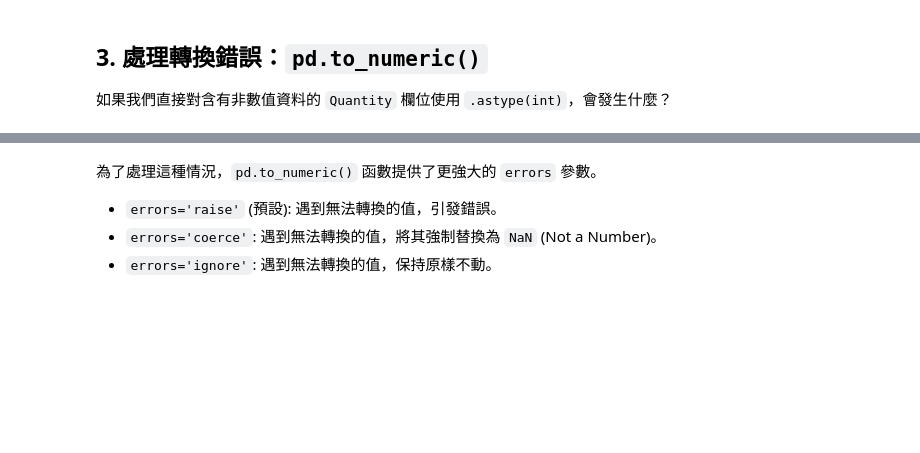
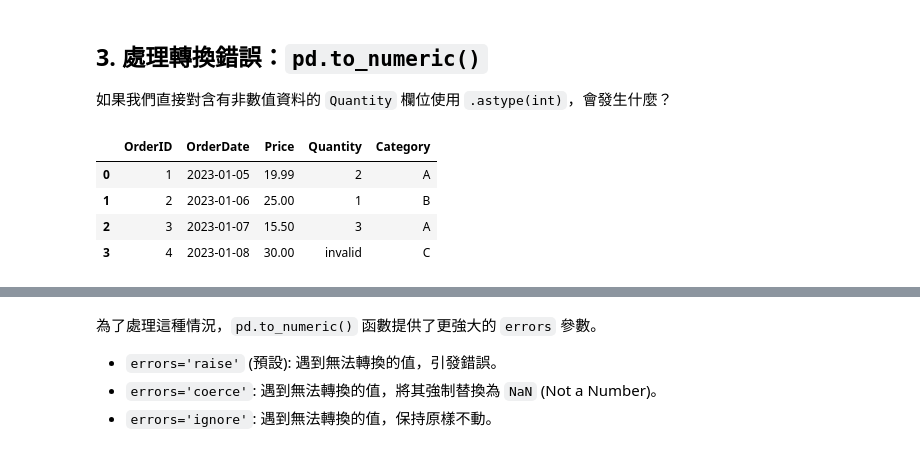
Before and after one commit to Zenobia000/iSpan_python-FE_DM-cookbooks, a Jupyter notebook: data_mining_course/modules/module_02_data_cleaning/notebooks/03_data_type_conversion.ipynb, the cells around one changed output, grey strips where cells are left out. Cells and saved outputs as stored; diff of their text form; code cells hidden in the pictures; blank space fills up the shorter version.

```diff
--- a/data_mining_course/modules/module_02_data_cleaning/notebooks/03_data_type_conversion.ipynb
+++ b/data_mining_course/modules/module_02_data_cleaning/notebooks/03_data_type_conversion.ipynb
@@ -76,6 +358,14 @@ df_cleaned.info()
 ## 3. 處理轉換錯誤：`pd.to_numeric()`
 
 如果我們直接對含有非數值資料的 `Quantity` 欄位使用 `.astype(int)`，會發生什麼？
+# %%
+df_cleaned
+# %% [output]
+|  | OrderID | OrderDate | Price | Quantity | Category |
+| 0 | 1 | 2023-01-05 | 19.99 | 2 | A |
+| 1 | 2 | 2023-01-06 | 25.00 | 1 | B |
+| 2 | 3 | 2023-01-07 | 15.50 | 3 | A |
+| 3 | 4 | 2023-01-08 | 30.00 | invalid | C |
 # %%
 try:
     df_cleaned['Quantity'].astype(int)
```
Also changed, not shown: parts of 10 cells of this notebook, 8 other files.
